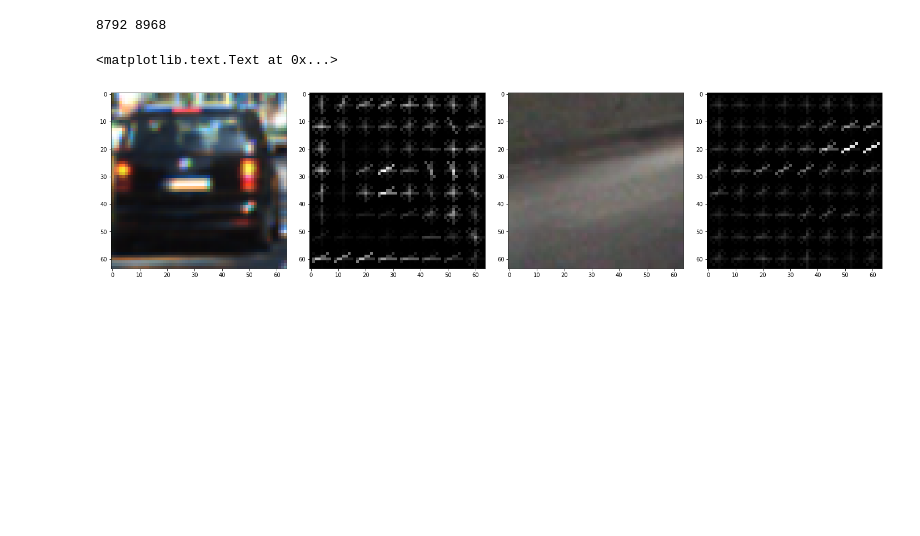
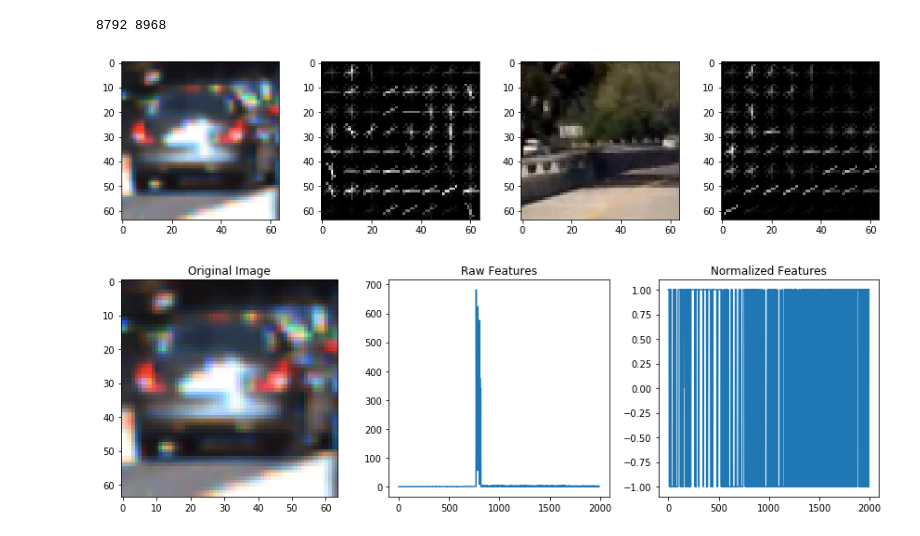
Before and after one commit to patdring/CarND-Term1-Vehicle-Detection, a Jupyter notebook: P5.ipynb, the cells around one changed output. Saved outputs shown, nothing was run; the diff lists cells and outputs as text; code cells hidden in the pictures; blank space fills up the shorter version.

Commit message:
Added Explanations to each cell, also adjusted heatmap treshold parameter, ...

```diff
--- a/P5.ipynb
+++ b/P5.ipynb
@@ -198,33 +215,55 @@ cell_per_block = 2
 hog_channel = 0
 spatial_size = (16, 16)
 hist_bins = 16
 vis = True
 
 rand_car_image = mpimg.imread(car_images[np.random.randint(0, len(car_images))])
 rand_non_car_image = mpimg.imread(noncar_images[np.random.randint(0, len(noncar_images))])
 
 # Extract features for the car and non-car image and plot them
 rand_car_features, rand_car_hog_image = single_img_features(rand_car_image, color_space, spatial_size,
                                                     hist_bins, orient, pix_per_cell,
                                                     cell_per_block, hog_channel,
                                                     spatial_feat, hist_feat, hog_feat, vis)
 
 rand_non_car_features, rand_non_car_hog_image = single_img_features(rand_non_car_image, color_space, spatial_size,
                                                     hist_bins, orient, pix_per_cell,
                                                     cell_per_block, hog_channel,
                                                     spatial_feat, hist_feat, hog_feat, vis)
 
-f, (ax1, ax2, ax3, ax4) = plt.subplots(1, 4, figsize=(20, 9))
+f, (ax1, ax2, ax3, ax4) = plt.subplots(1, 4, figsize=(12, 4))
 f.tight_layout()
 ax1.imshow(rand_car_image)
 ax1.set_title('', fontsize=50)
 ax2.imshow(rand_car_hog_image, cmap='gray')
 ax2.set_title('', fontsize=50)
 ax3.imshow(rand_non_car_image)
 ax3.set_title('', fontsize=50)
 ax4.imshow(rand_non_car_hog_image, cmap='gray')
 ax4.set_title('', fontsize=50)
+
+if len(rand_car_features) > 0:
+    # Create an array stack of feature vectors
+    X = np.vstack((rand_car_features, rand_non_car_features)).astype(np.float64)
+    # Fit a per-column scaler
+    X_scaler = StandardScaler().fit(X)
+    # Apply the scaler to X
+    scaled_X = X_scaler.transform(X)
+    # Plot an example of raw and scaled features
+    fig = plt.figure(figsize=(12,4))
+    plt.subplot(131)
+    plt.imshow(rand_car_image)
+    plt.title('Original Image')
+    plt.subplot(132)
+    plt.plot(X[0])
+    plt.title('Raw Features')
+    plt.subplot(133)
+    plt.plot(scaled_X[0])
+    plt.title('Normalized Features')
+    fig.tight_layout()
+else:
+    print('Your function only returns empty feature vectors...')
 # %% [output]
 8792 8968
-<matplotlib.text.Text at 0x...>
-[figure, old version]
+[figure, new version]
+[figure, added]
```
Also changed, not shown: parts of 11 cells of this notebook, 1 other file.
